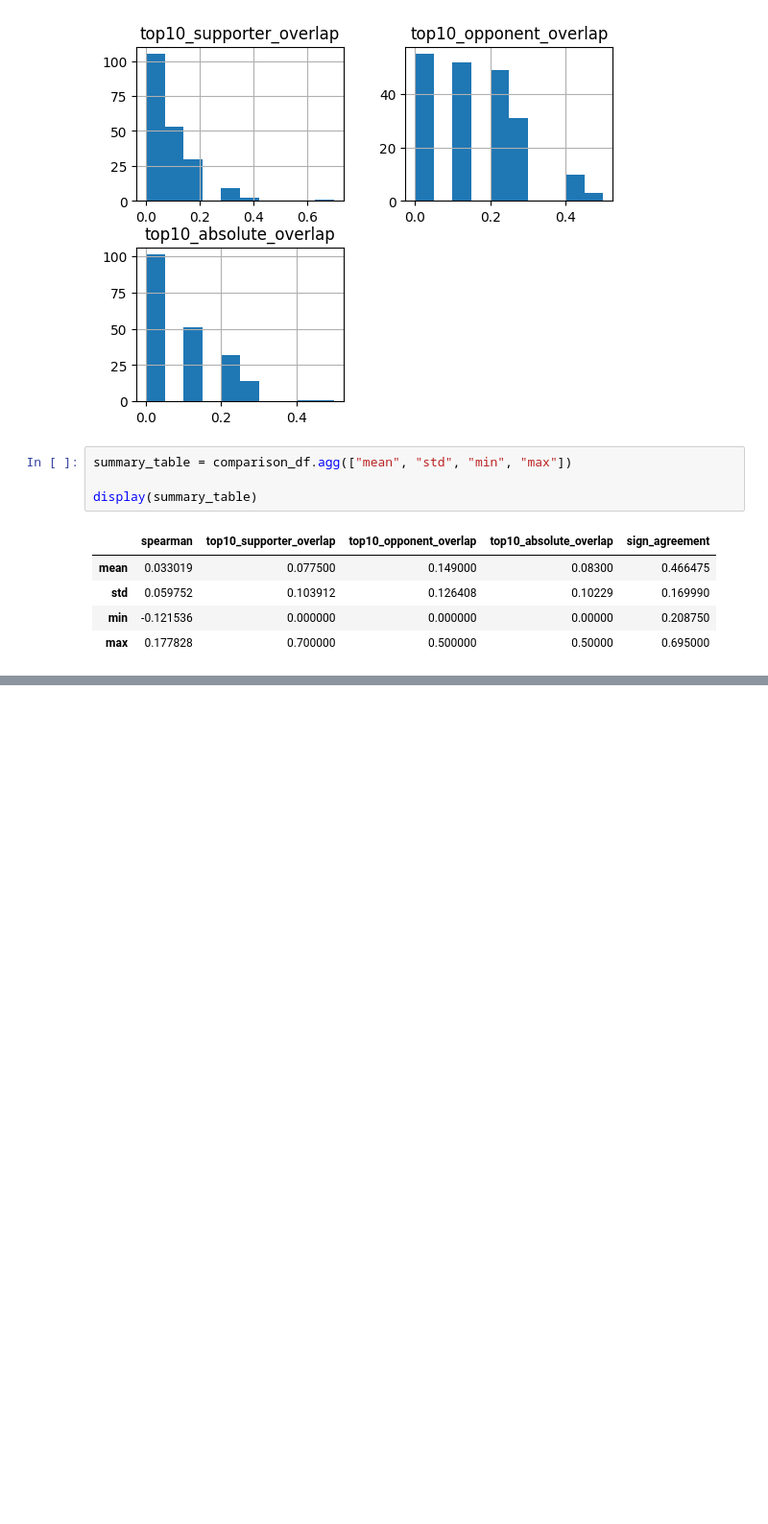
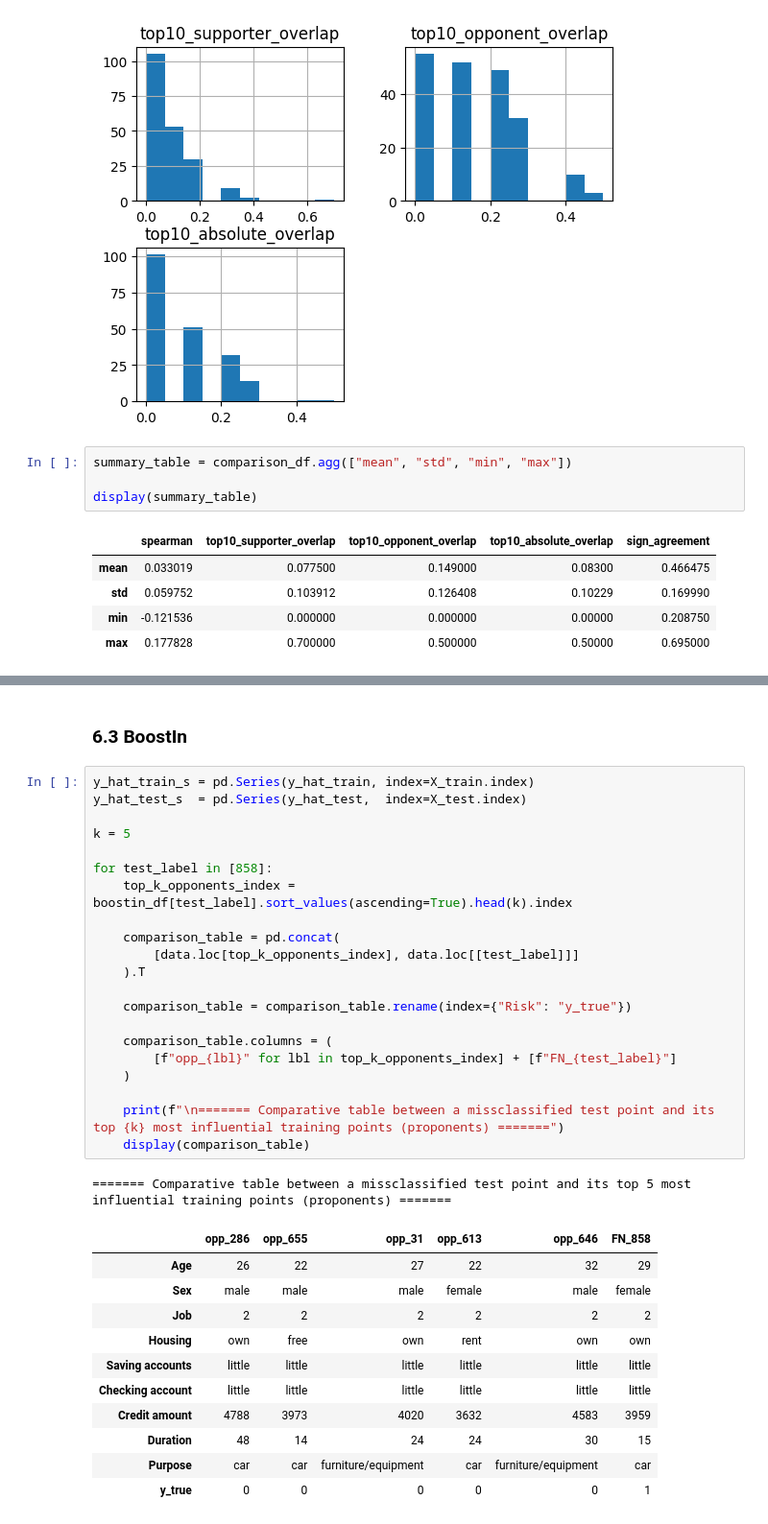
Before and after one commit to zoeguelenne-sys/INFO-H512, a Jupyter notebook: INFO-H-512_project.ipynb, the cells around one changed output, grey strips where cells are left out. Shown at 96% size. Saved outputs shown, nothing was run; the diff lists cells and outputs as text; blank space fills up the shorter version.

```diff
--- a/INFO-H-512_project.ipynb
+++ b/INFO-H-512_project.ipynb
@@ -973,0 +922,36 @@ display(boostin_top10)
+# %% [markdown]
+### 6.3 BoostIn
+# %%
+y_hat_train_s = pd.Series(y_hat_train, index=X_train.index)
+y_hat_test_s  = pd.Series(y_hat_test,  index=X_test.index)
+
+k = 5
+
+for test_label in [858]:
+    top_k_opponents_index = boostin_df[test_label].sort_values(ascending=True).head(k).index
+
+    comparison_table = pd.concat(
+        [data.loc[top_k_opponents_index], data.loc[[test_label]]]
+    ).T
+
+    comparison_table = comparison_table.rename(index={"Risk": "y_true"})
+
+    comparison_table.columns = (
+        [f"opp_{lbl}" for lbl in top_k_opponents_index] + [f"FN_{test_label}"]
+    )
+
+    print(f"\n======= Comparative table between a missclassified test point and its top {k} most influential training points (proponents) =======")
+    display(comparison_table)
+# %% [output]
+======= Comparative table between a missclassified test point and its top 5 most influential training points (proponents) =======
+|  | opp_286 | opp_655 | opp_31 | opp_613 | opp_646 | FN_858 |
+| Age | 26 | 22 | 27 | 22 | 32 | 29 |
+| Sex | male | male | male | female | male | female |
+| Job | 2 | 2 | 2 | 2 | 2 | 2 |
+| Housing | own | free | own | rent | own | own |
+| Saving accounts | little | little | little | little | little | little |
+| Checking account | little | little | little | little | little | little |
+| Credit amount | 4788 | 3973 | 4020 | 3632 | 4583 | 3959 |
+| Duration | 48 | 14 | 24 | 24 | 30 | 15 |
+| Purpose | car | car | furniture/equipment | car | furniture/equipment | car |
+| y_true | 0 | 0 | 0 | 0 | 0 | 1 |
```
Also changed, not shown: parts of 45 cells of this notebook, 2 other files.
